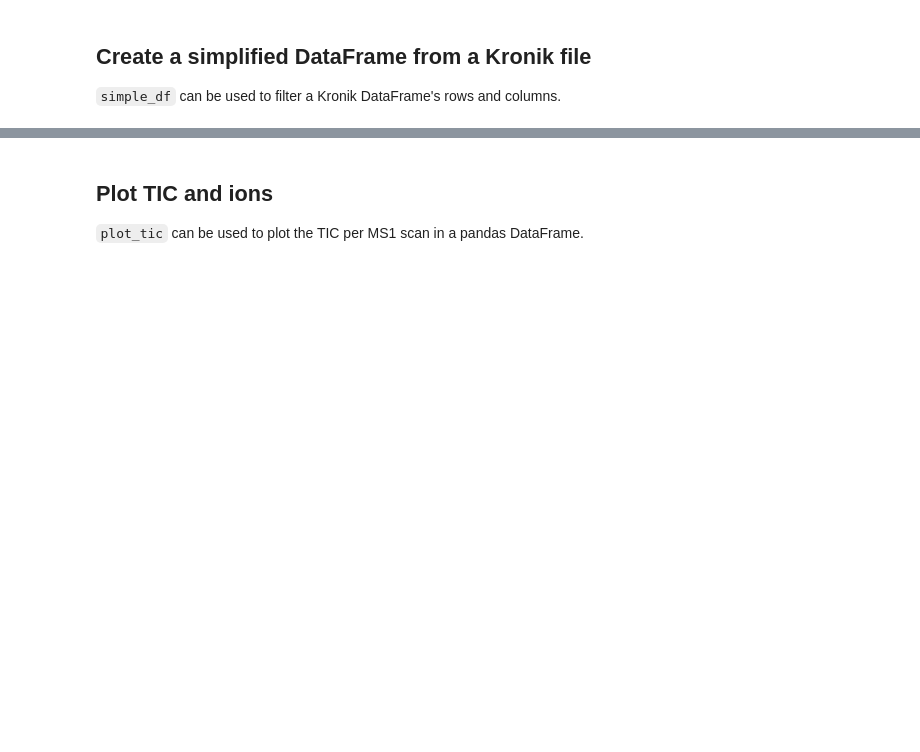
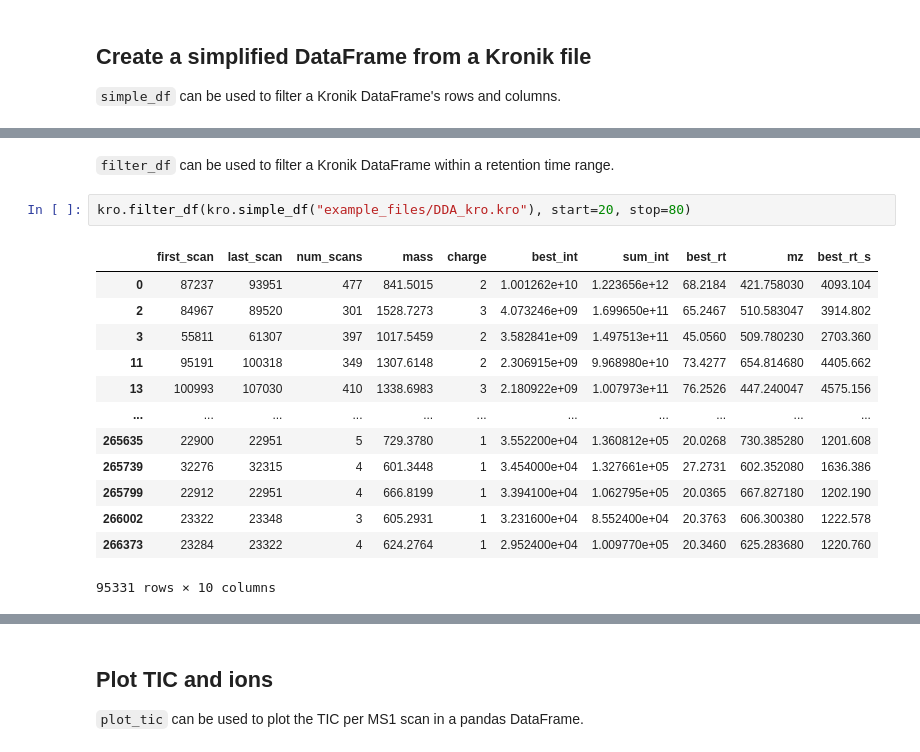
Before and after one commit to dafaivre/msions, a Jupyter notebook: docs/example.ipynb, the cells around one changed output, grey strips where cells are left out. Cells and saved outputs as stored; diff of their text form; blank space fills up the shorter version.

```diff
--- a/docs/example.ipynb
+++ b/docs/example.ipynb
@@ -96,0 +117,18 @@ kro.simple_df("example_files/DDA_kro.kro")
+# %% [markdown]
+`filter_df` can be used to filter a Kronik DataFrame within a retention time range.
+# %%
+kro.filter_df(kro.simple_df("example_files/DDA_kro.kro"), start=20, stop=80)
+# %% [output]
+|  | first_scan | last_scan | num_scans | mass | charge | best_int | sum_int | best_rt | mz | best_rt_s |
+| 0 | 87237 | 93951 | 477 | 841.5015 | 2 | 1.001262e+10 | 1.223656e+12 | 68.2184 | 421.758030 | 4093.104 |
+| 2 | 84967 | 89520 | 301 | 1528.7273 | 3 | 4.073246e+09 | 1.699650e+11 | 65.2467 | 510.583047 | 3914.802 |
+| 3 | 55811 | 61307 | 397 | 1017.5459 | 2 | 3.582841e+09 | 1.497513e+11 | 45.0560 | 509.780230 | 2703.360 |
+| 11 | 95191 | 100318 | 349 | 1307.6148 | 2 | 2.306915e+09 | 9.968980e+10 | 73.4277 | 654.814680 | 4405.662 |
+| 13 | 100993 | 107030 | 410 | 1338.6983 | 3 | 2.180922e+09 | 1.007973e+11 | 76.2526 | 447.240047 | 4575.156 |
+| ... | ... | ... | ... | ... | ... | ... | ... | ... | ... | ... |
+| 265635 | 22900 | 22951 | 5 | 729.3780 | 1 | 3.552200e+04 | 1.360812e+05 | 20.0268 | 730.385280 | 1201.608 |
+| 265739 | 32276 | 32315 | 4 | 601.3448 | 1 | 3.454000e+04 | 1.327661e+05 | 27.2731 | 602.352080 | 1636.386 |
+| 265799 | 22912 | 22951 | 4 | 666.8199 | 1 | 3.394100e+04 | 1.062795e+05 | 20.0365 | 667.827180 | 1202.190 |
+| 266002 | 23322 | 23348 | 3 | 605.2931 | 1 | 3.231600e+04 | 8.552400e+04 | 20.3763 | 606.300380 | 1222.578 |
+| 266373 | 23284 | 23322 | 4 | 624.2764 | 1 | 2.952400e+04 | 1.009770e+05 | 20.3460 | 625.283680 | 1220.760 |
+95331 rows × 10 columns
```
Also changed, not shown: parts of 25 cells of this notebook, 4 other files.
